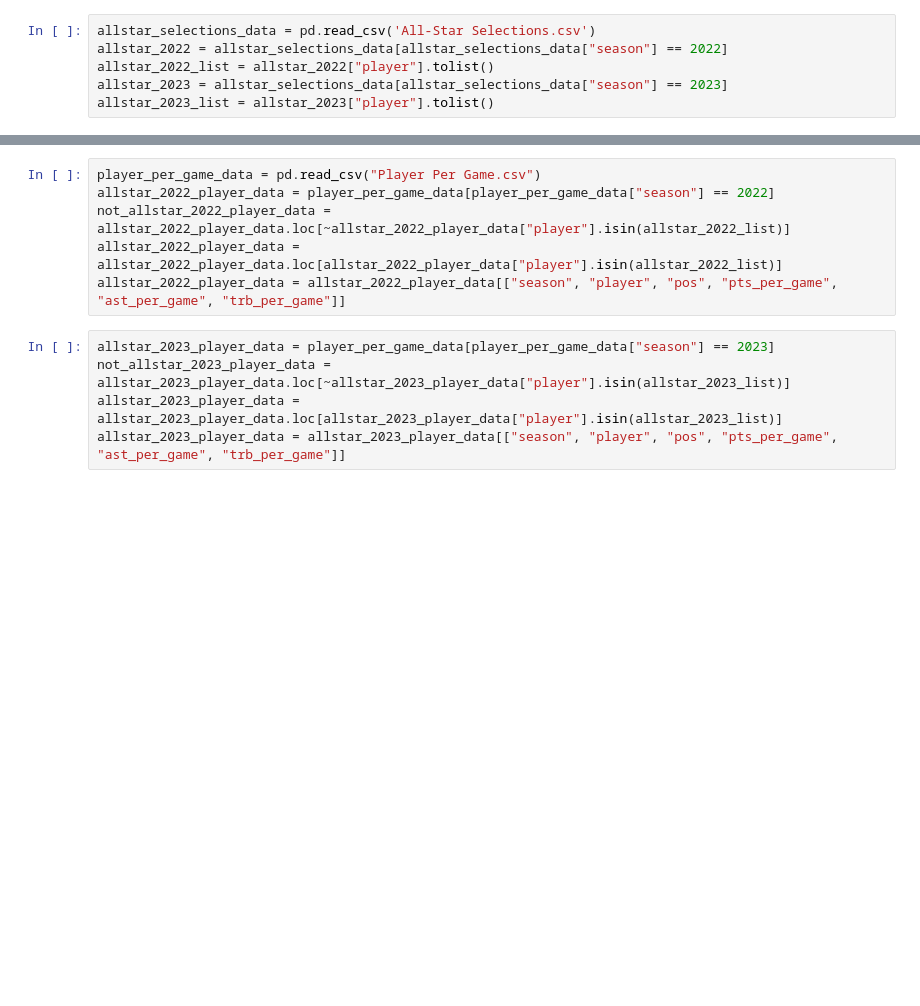
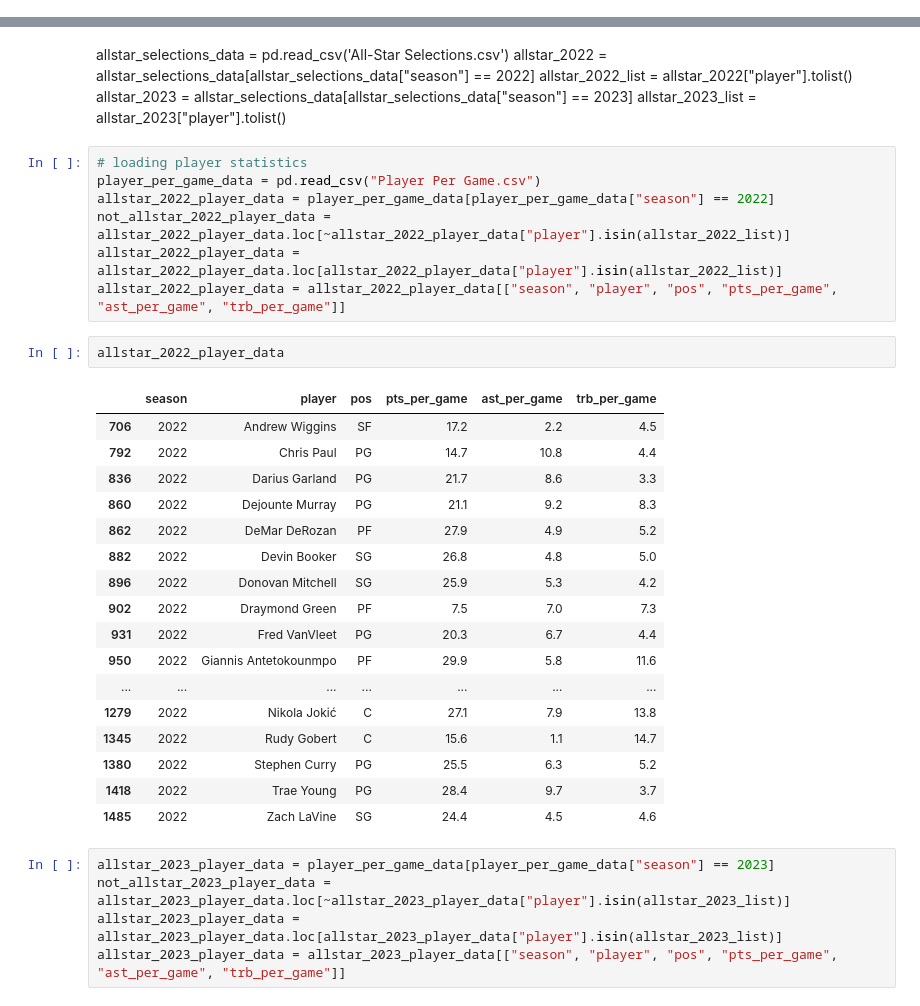
Before and after one commit to ryanregier/CSCI381_Project, a Jupyter notebook: all-star-classification-nico.ipynb, the cells around one changed output, grey strips where cells are left out. Cells and saved outputs as stored; diff of their text form; blank space fills up the shorter version.

```diff
--- a/all-star-classification-nico.ipynb
+++ b/all-star-classification-nico.ipynb
@@ -5,6 +8,0 @@ from sklearn.linear_model import LogisticRegression
-# %%
-allstar_selections_data = pd.read_csv('All-Star Selections.csv')
-allstar_2022 = allstar_selections_data[allstar_selections_data["season"] == 2022]
-allstar_2022_list = allstar_2022["player"].tolist()
-allstar_2023 = allstar_selections_data[allstar_selections_data["season"] == 2023]
-allstar_2023_list = allstar_2023["player"].tolist()
@@ -11,9 +126,36 @@ allstar_2023_list = allstar_2023["player"].tolist()
+# %% [markdown]
+allstar_selections_data = pd.read_csv('All-Star Selections.csv')
+allstar_2022 = allstar_selections_data[allstar_selections_data["season"] == 2022]
+allstar_2022_list = allstar_2022["player"].tolist()
+allstar_2023 = allstar_selections_data[allstar_selections_data["season"] == 2023]
+allstar_2023_list = allstar_2023["player"].tolist()
 # %%
+# loading player statistics
 player_per_game_data = pd.read_csv("Player Per Game.csv")
 allstar_2022_player_data = player_per_game_data[player_per_game_data["season"] == 2022]
 not_allstar_2022_player_data = allstar_2022_player_data.loc[~allstar_2022_player_data["player"].isin(allstar_2022_list)]
 allstar_2022_player_data = allstar_2022_player_data.loc[allstar_2022_player_data["player"].isin(allstar_2022_list)]
 allstar_2022_player_data = allstar_2022_player_data[["season", "player", "pos", "pts_per_game", "ast_per_game", "trb_per_game"]]
+# %%
+allstar_2022_player_data
+# %% [output]
+|  | season | player | pos | pts_per_game | ast_per_game | trb_per_game |
+| 706 | 2022 | Andrew Wiggins | SF | 17.2 | 2.2 | 4.5 |
+| 792 | 2022 | Chris Paul | PG | 14.7 | 10.8 | 4.4 |
+| 836 | 2022 | Darius Garland | PG | 21.7 | 8.6 | 3.3 |
+| 860 | 2022 | Dejounte Murray | PG | 21.1 | 9.2 | 8.3 |
+| 862 | 2022 | DeMar DeRozan | PF | 27.9 | 4.9 | 5.2 |
+| 882 | 2022 | Devin Booker | SG | 26.8 | 4.8 | 5.0 |
+| 896 | 2022 | Donovan Mitchell | SG | 25.9 | 5.3 | 4.2 |
+| 902 | 2022 | Draymond Green | PF | 7.5 | 7.0 | 7.3 |
+| 931 | 2022 | Fred VanVleet | PG | 20.3 | 6.7 | 4.4 |
+| 950 | 2022 | Giannis Antetokounmpo | PF | 29.9 | 5.8 | 11.6 |
+| ... | ... | ... | ... | ... | ... | ... |
+| 1279 | 2022 | Nikola Jokić | C | 27.1 | 7.9 | 13.8 |
+| 1345 | 2022 | Rudy Gobert | C | 15.6 | 1.1 | 14.7 |
+| 1380 | 2022 | Stephen Curry | PG | 25.5 | 6.3 | 5.2 |
+| 1418 | 2022 | Trae Young | PG | 28.4 | 9.7 | 3.7 |
+| 1485 | 2022 | Zach LaVine | SG | 24.4 | 4.5 | 4.6 |
 # %%
 allstar_2023_player_data = player_per_game_data[player_per_game_data["season"] == 2023]
 not_allstar_2023_player_data = allstar_2023_player_data.loc[~allstar_2023_player_data["player"].isin(allstar_2023_list)]
```
Also changed, not shown: parts of 5 cells of this notebook.
